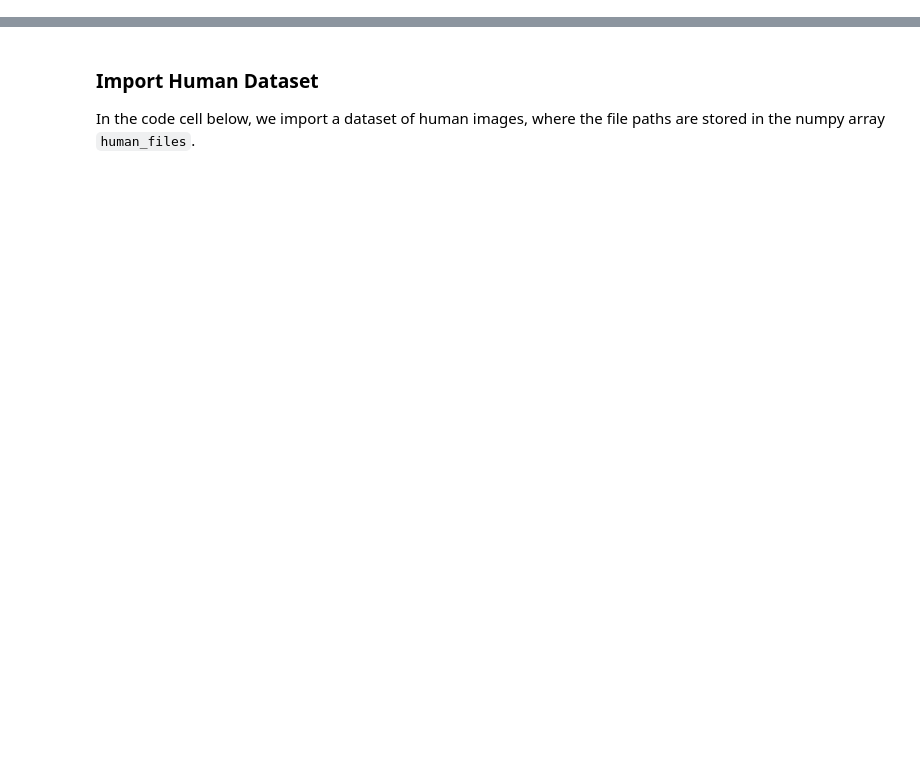
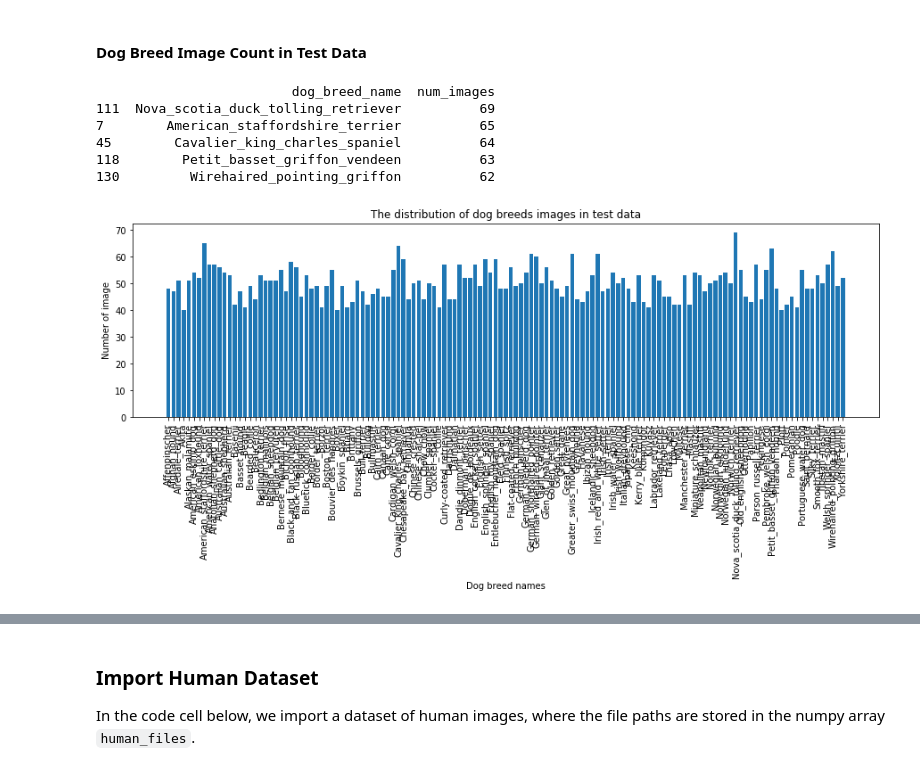
Before and after one commit to tikhonova/dog_classifier, a Jupyter notebook: dog_app.ipynb, the cells around one changed output, grey strips where cells are left out. Cells and saved outputs as stored; diff of their text form; code cells hidden in the pictures; blank space fills up the shorter version.

```diff
--- a/dog_app.ipynb
+++ b/dog_app.ipynb
@@ -100,0 +155,17 @@ ModuleNotFoundError: No module named 'keras'
+# %% [markdown]
+#### Dog Breed Image Count in Test Data
+# %%
+test_dog_breeds_df=create_dog_breeds_df('test')
+
+# Top 5 dog breeds
+print(test_dog_breeds_df.head(n=5))
+
+plot_df(test_dog_breeds_df['dog_breed_name'],test_dog_breeds_df['num_images'],'The distribution of dog breeds images in test data')
+# %% [output]
+                         dog_breed_name  num_images
+111  Nova_scotia_duck_tolling_retriever          69
+7        American_staffordshire_terrier          65
+45        Cavalier_king_charles_spaniel          64
+118        Petit_basset_griffon_vendeen          63
+130         Wirehaired_pointing_griffon          62
+[figure, added]
```
Also changed, not shown: parts of 68 cells of this notebook.
